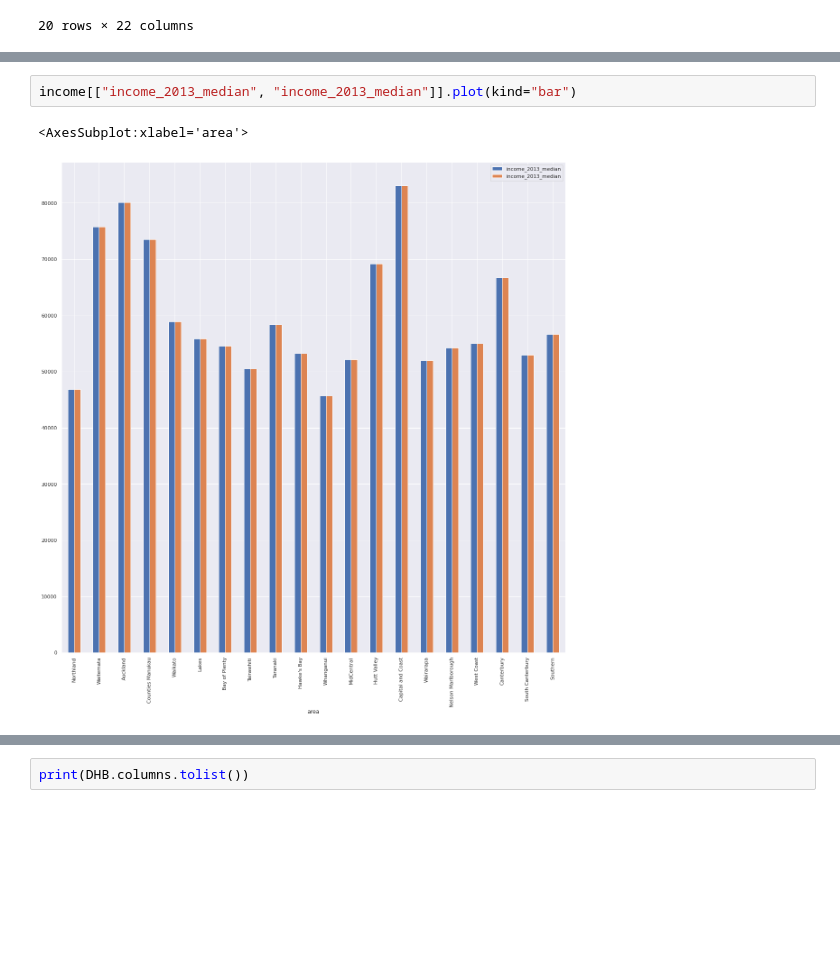
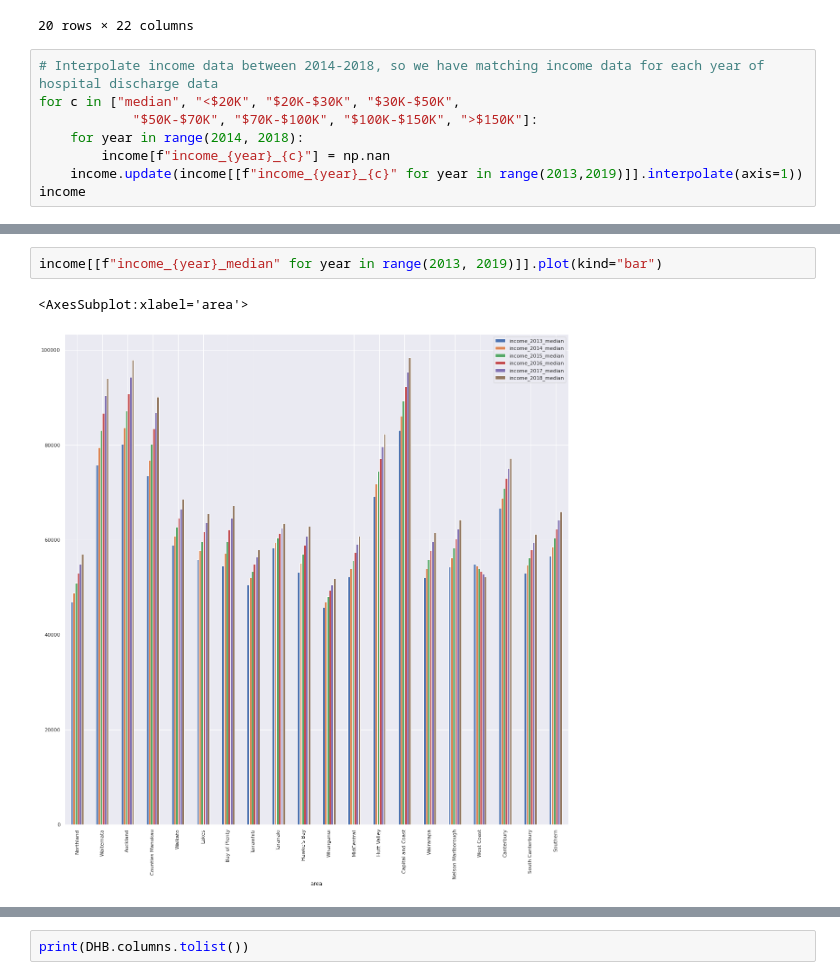
Before and after one commit to UoA-eResearch/hospitals_nz, a Jupyter notebook: train.ipynb, the cells around one changed output, grey strips where cells are left out. Cells and saved outputs as stored; diff of their text form; blank space fills up the shorter version.

```diff
--- a/train.ipynb
+++ b/train.ipynb
@@ -662,3 +664,11 @@ income
 | South Canterbury | 23178 | 24270 | 53000 | 61200 | 2409 | ... |
 | Southern | 117036 | 125028 | 56700 | 66000 | 11973 | ... |
 20 rows × 22 columns
+# %%
+# Interpolate income data between 2014-2018, so we have matching income data for each year of hospital discharge data
+for c in ["median", "<$20K", "$20K-$30K", "$30K-$50K",
+            "$50K-$70K", "$70K-$100K", "$100K-$150K", ">$150K"]:
+    for year in range(2014, 2018):
+        income[f"income_{year}_{c}"] = np.nan
+    income.update(income[[f"income_{year}_{c}" for year in range(2013,2019)]].interpolate(axis=1))
+income
@@ -665,8 +695,8 @@ income
 # %%
-income[["income_2013_median", "income_2013_median"]].plot(kind="bar")
+income[[f"income_{year}_median" for year in range(2013, 2019)]].plot(kind="bar")
 # %% [output]
 <AxesSubplot:xlabel='area'>
-[figure, old version]
+[figure, new version]
 # %%
 DHB = DHB.merge(income, left_on="DHB2015_Name", right_index=True, how="left")
 DHB
```
Also changed, not shown: parts of 19 cells of this notebook, 1 other file.
